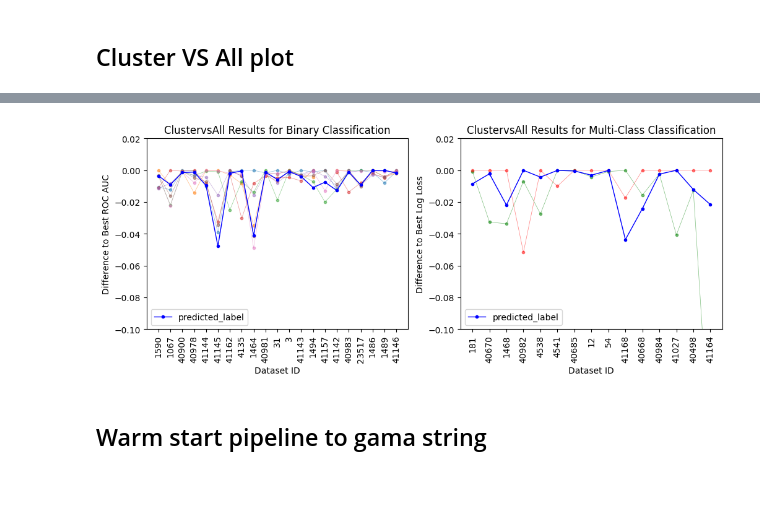
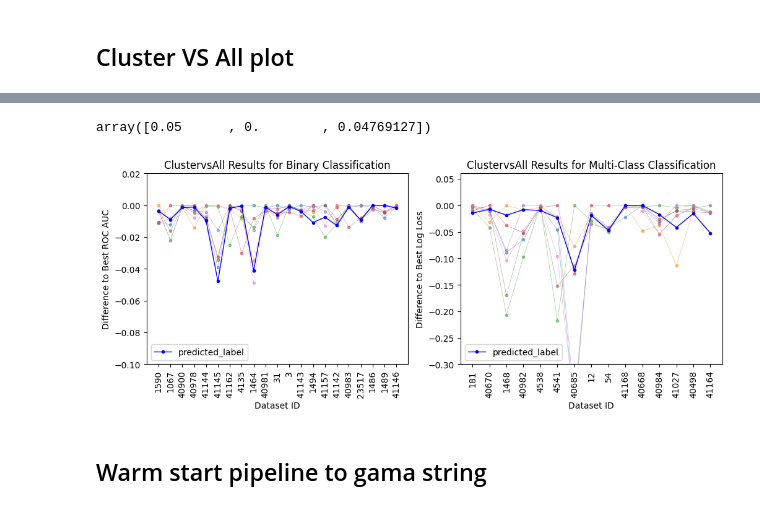
Before and after one commit to WmWessels/MasterThesis, a Jupyter notebook: util_notebook.ipynb, the cells around one changed output, grey strips where cells are left out. Saved outputs shown, nothing was run; the diff lists cells and outputs as text; code cells hidden in the pictures.

```diff
--- a/util_notebook.ipynb
+++ b/util_notebook.ipynb
@@ -314,10 +314,13 @@ binary_automlbench_dids = [did for did in automl_dids if (all_datasets[did]["Num
 multi_automlbench_dids = [did for did in automl_dids if (all_datasets[did]["NumberOfClasses"] > 2 and all_datasets[did]["NumberOfInstances"]*all_datasets[did]["NumberOfFeatures"] < 10_000_000 and all_datasets[did]["NumberOfInstances"] < 500_000)]
 binary_validation, binary_test = train_test_split(binary_automlbench_dids, train_size = 0.33, random_state = 42)
 multi_validation, multi_test = train_test_split(multi_automlbench_dids, train_size = 0.33, random_state = 42)
+binary_test.remove(41157)
 # %%
 regr_dids = openml.study.get_suite(269).data
 regr_automlbench_dids = [did for did in regr_dids if (all_datasets[did]["NumberOfInstances"]*all_datasets[did]["NumberOfFeatures"] < 10_000_000 and all_datasets[did]["NumberOfInstances"] < 500_000)]
 regr_val, regr_test = train_test_split(regr_automlbench_dids, train_size = 0.33, random_state = 42)
+regr_test.remove(3050)
+regr_test.remove(3277)
 # %%
 for id in regr_test:
     dataset = openml.datasets.get_dataset(id)
@@ -331,3 +334,6 @@ WARNING:openml.datasets.dataset:Cannot convert sparse-data (<class 'scipy.sparse
 3050
 WARNING:openml.datasets.dataset:Cannot convert sparse-data (<class 'scipy.sparse._csr.csr_matrix'>) to 'array'. Returning input data.
 3277
+# %%
+for did in regr_test:
+    print(did, all_datasets[did]["name"], all_datasets[did]["NumberOfInstances"], all_datasets[did]["NumberOfFeatures"])
@@ -334,4 +360,4 @@ WARNING:openml.datasets.dataset:Cannot convert sparse-data (<class 'scipy.sparse
 # %%
-for did in binary_test[6:]:
+for did in multi_test[-6:]:
     print(did, all_datasets[did]["name"], all_datasets[did]["NumberOfInstances"], all_datasets[did]["NumberOfFeatures"])
 # %% [output]
@@ -462,34 +775,49 @@ df_bin = pd.DataFrame(data_bin, columns = [str(did) for did in binary_test])
+# %%
+log_data_regr[:, 5]
+# %% [output]
+array([0.05      , 0.        , 0.04769127])
 # %%
 #create a subplot using matploblib
 import matplotlib.pyplot as plt
 
 
 fig, (ax1, ax2) = plt.subplots(1, 2, figsize = (12, 4))
 max_per_dataset_bin = df_bin.max(axis = 0)
 for i in range(1, df_bin.shape[0]):
     ax1.plot(df_bin.iloc[i, :] - max_per_dataset_bin,  linewidth = 0.5, marker = "o", markersize = 3, alpha = 0.5)
 ax1.plot(df_bin.iloc[0, :] - max_per_dataset_bin, color = "blue", linewidth = 1, label = "predicted_label", marker = "o", markersize = 3)
 ax1.set_ylim(-0.1, 0.02)
 ax1.set_title("ClustervsAll Results for Binary Classification")
 ax1.set_xlabel("Dataset ID")
 ax1.set_ylabel("Difference to Best ROC AUC")
 ax1.set_xticks(ticks = range(0, df_bin.shape[1]), labels = [str(did) for did in binary_test], rotation = 90)
 ax1.legend(loc = "lower left")
 
-max_per_dataset_multi = df_multi.max(axis = 0)
-ax2.plot(df_multi.iloc[1, :] - max_per_dataset_multi, color = "green", linewidth = 0.5, marker = "o", markersize = 3, alpha = 0.5)
-ax2.plot(df_multi.iloc[2, :] - max_per_dataset_multi, color = "red", linewidth = 0.5, marker = "o", markersize = 3, alpha = 0.5)
-ax2.plot(df_multi.iloc[0, :] - max_per_dataset_multi, color = "blue", linewidth = 1, label = "predicted_label", marker = "o", markersize = 3)
-ax2.set_ylim(-0.1, 0.02)
+min_per_dataset_multi = df_multi.min(axis = 0)
+for i in range(1, df_bin.shape[0]):
+    ax2.plot(min_per_dataset_multi - df_multi.iloc[i, :], linewidth = 0.5, marker = "o", markersize = 3, alpha = 0.5)
+ax2.plot(min_per_dataset_multi - df_multi.iloc[0, :], color = "blue", linewidth = 1, label = "predicted_label", marker = "o", markersize = 3)
+ax2.set_ylim(-0.3, 0.06)
 ax2.set_title("ClustervsAll Results for Multi-Class Classification")
 ax2.set_xlabel("Dataset ID")
 ax2.set_ylabel("Difference to Best Log Loss")
 ax2.set_xticks(ticks = range(0, df_multi.shape[1]), labels = [str(did) for did in multi_test], rotation = 90)
 ax2.legend(loc = "lower left")
 
+# min_per_dataset_regr = df_regr.min(axis = 0)
+# for i in range(1, df_regr.shape[0]):
+#     ax3.plot(-np.abs(min_per_dataset_regr - df_regr.iloc[i, :]), color = "green", linewidth = 0.5, marker = "o", markersize = 3, alpha = 0.5)
+# ax3.plot(min_per_dataset_regr - df_regr.iloc[0, :], color = "blue", linewidth = 1, label = "predicted_label", marker = "o", markersize = 3)
+# ax3.set_ylim(-0.1, 0.02)
+# ax3.set_title("ClustervsAll Results for Regression")
+# ax3.set_xlabel("Dataset ID")
+# ax3.set_ylabel("Difference to Best RMSE")
+# ax3.set_xticks(ticks = range(0, df_regr.shape[1]), labels = [str(did) for did in regr_test], rotation = 90)
+# ax3.legend(loc = "lower left")
+
 fig.savefig("clustervsall.png", bbox_inches = "tight")
 # %% [output]
-[figure, old version]
+[figure, new version]
 # %% [markdown]
 ## Warm start pipeline to gama string
 # %%
```
Also changed, not shown: parts of 47 cells of this notebook, 21 other files.
